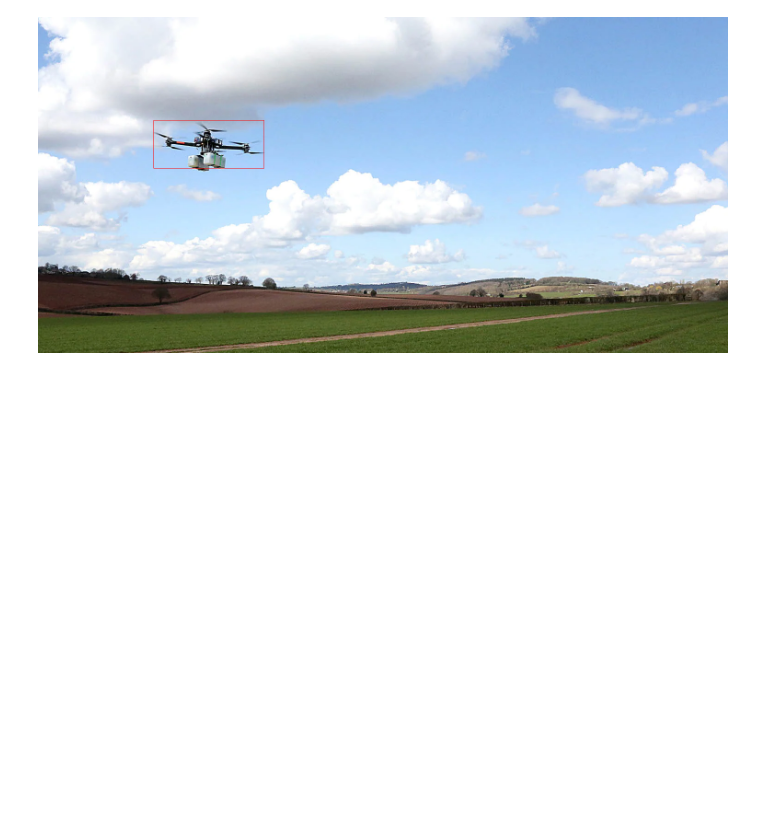
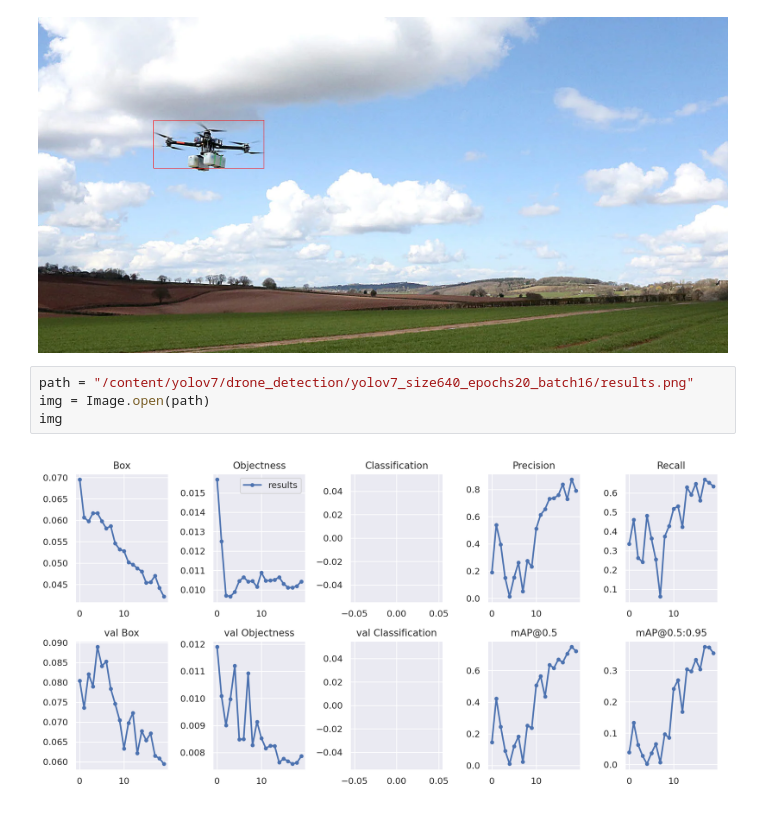
Before and after one commit to GSaiLahari/DroneDetection-YOLO7, a Jupyter notebook: YOLOv7.ipynb, the cells around one changed output. Saved outputs shown, nothing was run; the diff lists cells and outputs as text; blank space fills up the shorter version.

```diff
--- a/YOLOv7.ipynb
+++ b/YOLOv7.ipynb
@@ -123,3 +123,9 @@ img
 # %% [output]
 Saved drone2.jpg to runs/hub/exp2
 [figure]
+# %%
+path = "/content/yolov7/drone_detection/yolov7_size640_epochs20_batch16/results.png"
+img = Image.open(path)
+img
+# %% [output]
+[figure, added]
```
